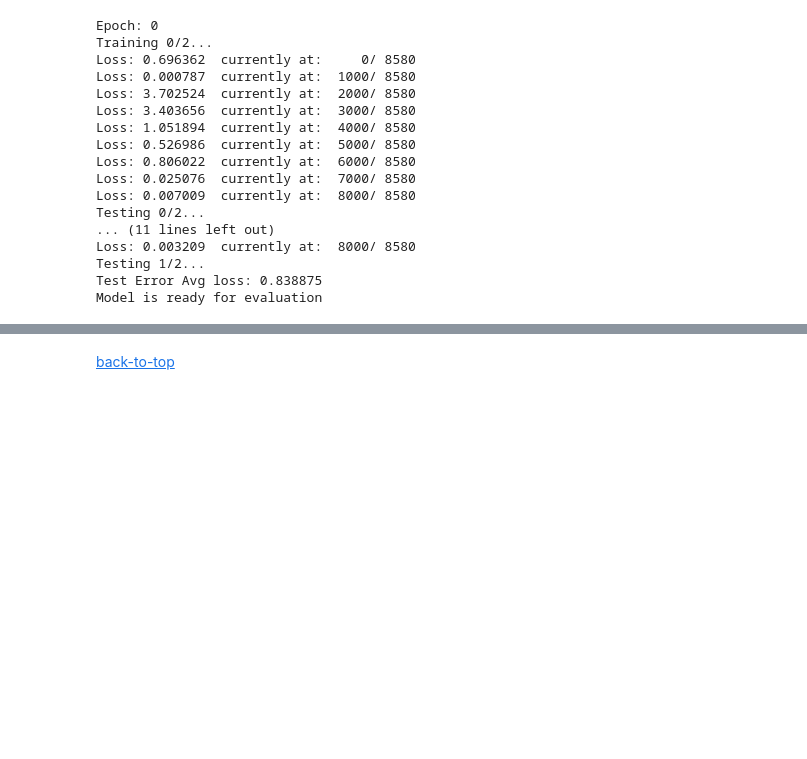
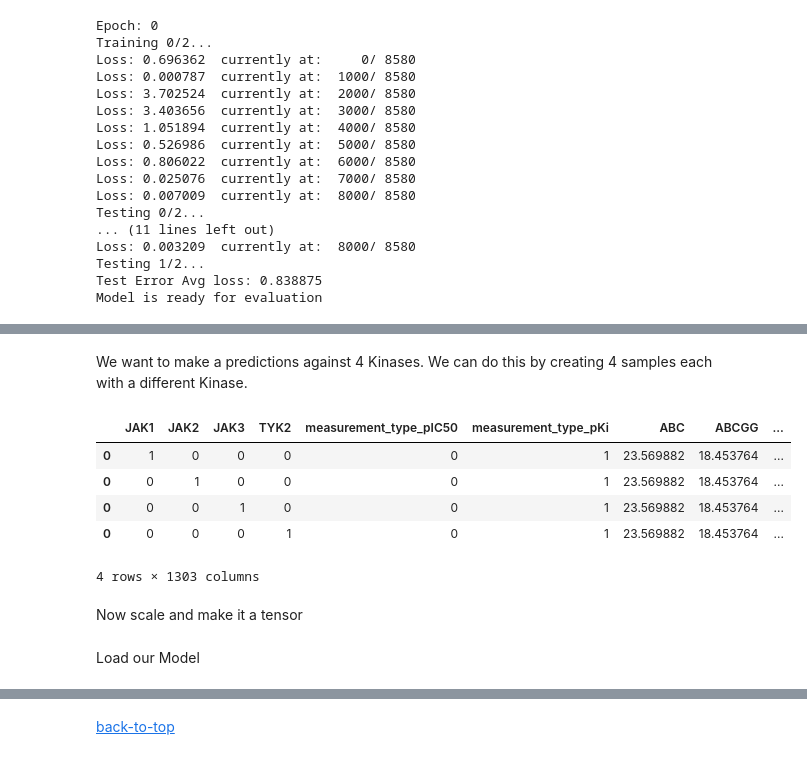
Before and after one commit to gsakhel/ml-challenge-kinase, a Jupyter notebook: kinase_modeling.ipynb, the cells around one changed output, grey strips where cells are left out. Saved outputs shown, nothing was run; the diff lists cells and outputs as text; code cells hidden in the pictures; blank space fills up the shorter version.

```diff
--- a/kinase_modeling.ipynb
+++ b/kinase_modeling.ipynb
@@ -270,0 +335,20 @@ Model is ready for evaluation
+# %%
+mol = Chem.MolFromSmiles(input_smile)
+input_features = chem_calc.pandas([mol])
+# %% [markdown]
+We want to make a predictions against 4 Kinases. We can do this by creating 4 samples each with a different Kinase.
+# %%
+input_features = pd.concat([input_features]*4)
+input_features[['JAK1', 'JAK2', 'JAK3', 'TYK2']] = np.diag([1,1,1,1])
+input_features[['measurement_type_pIC50', 'measurement_type_pKi']] = [0,1]
+input_features = input_features[mol_columns]
+input_features
+# %% [output]
+|  | JAK1 | JAK2 | JAK3 | TYK2 | measurement_type_pIC50 | measurement_type_pKi | ABC | ABCGG | ... |
+| 0 | 1 | 0 | 0 | 0 | 0 | 1 | 23.569882 | 18.453764 | ... |
+| 0 | 0 | 1 | 0 | 0 | 0 | 1 | 23.569882 | 18.453764 | ... |
+| 0 | 0 | 0 | 1 | 0 | 0 | 1 | 23.569882 | 18.453764 | ... |
+| 0 | 0 | 0 | 0 | 1 | 0 | 1 | 23.569882 | 18.453764 | ... |
+4 rows × 1303 columns
+# %% [markdown]
+Now scale and make it a tensor
@@ -270,0 +358,2 @@ Model is ready for evaluation
+# %% [markdown]
+Load our Model
```
Also changed, not shown: parts of 26 cells of this notebook, 1 other file.
